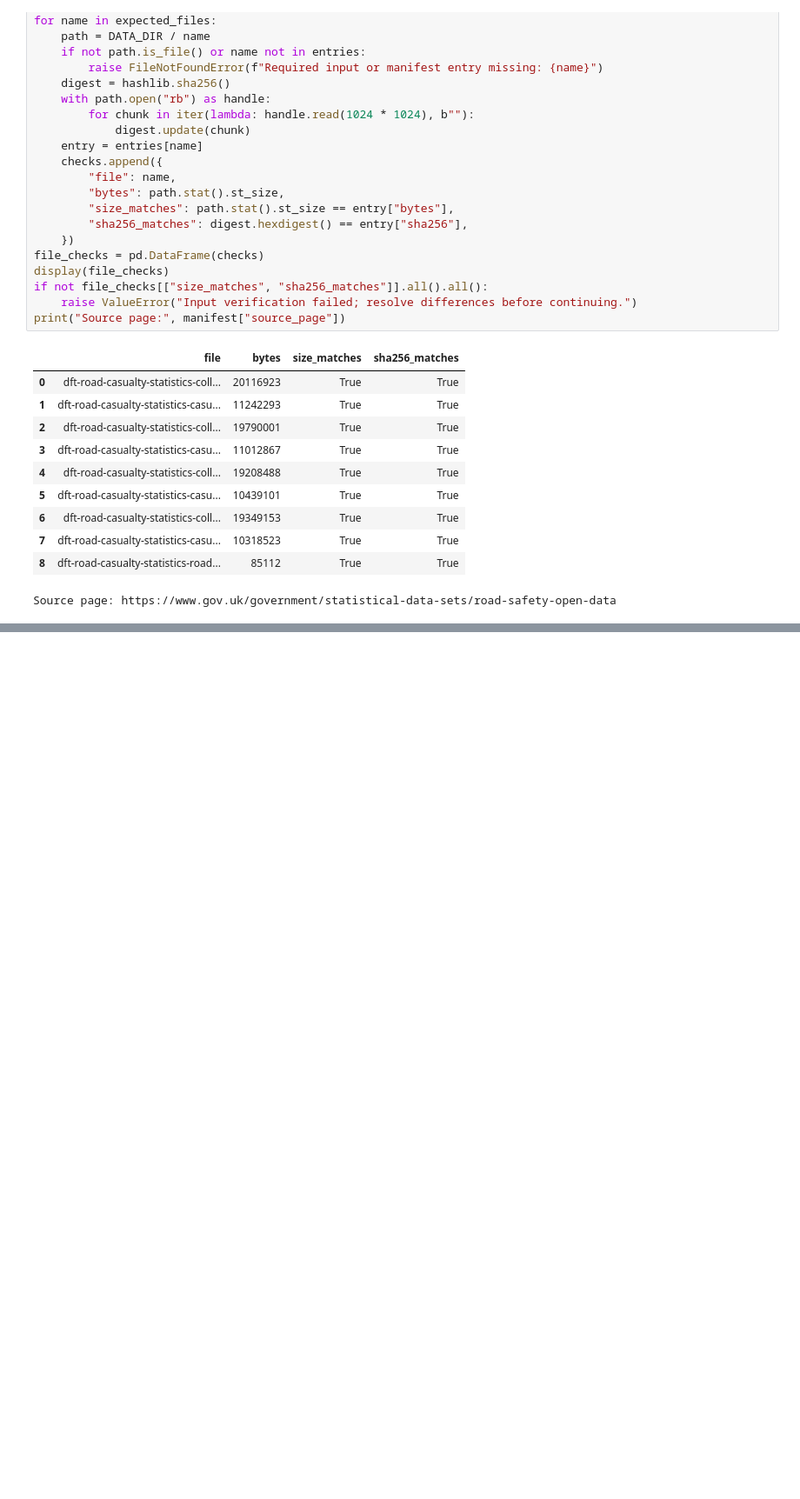
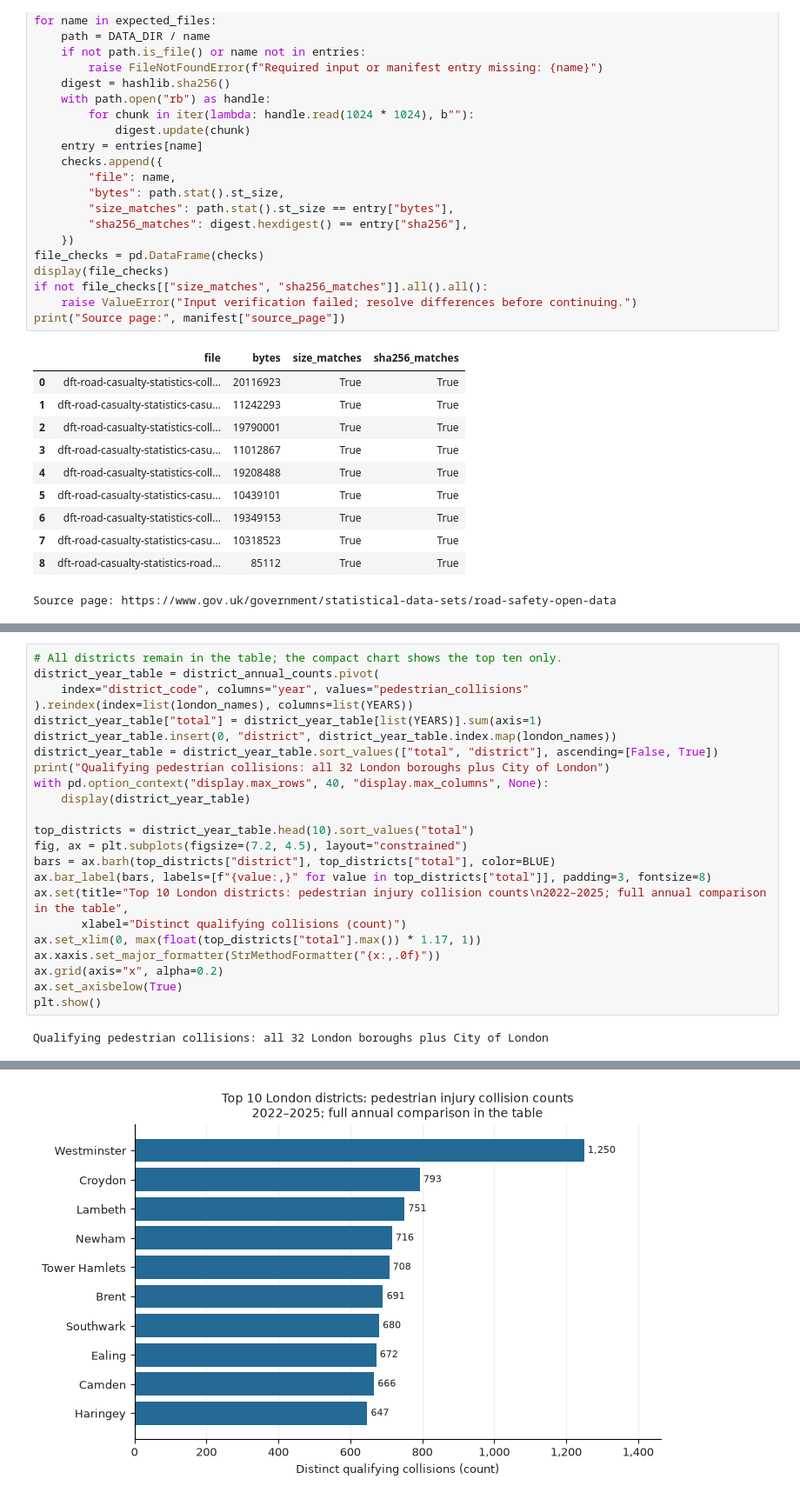
Before and after one commit to chathuranga-sudusinghe/london-pedestrian-collision-analysis, a Jupyter notebook: notebooks/01_data_inspection.ipynb, the cells around one changed output, grey strips where cells are left out. Shown at 87% size. Drawn from its saved outputs; the diff is of its cells as text; blank space fills up the shorter version.

```diff
--- a/notebooks/01_data_inspection.ipynb
+++ b/notebooks/01_data_inspection.ipynb
@@ -261,0 +643,25 @@ The annual header check in section 1.3 found matching columns within each file t
+# %%
+# All districts remain in the table; the compact chart shows the top ten only.
+district_year_table = district_annual_counts.pivot(
+    index="district_code", columns="year", values="pedestrian_collisions"
+).reindex(index=list(london_names), columns=list(YEARS))
+district_year_table["total"] = district_year_table[list(YEARS)].sum(axis=1)
+district_year_table.insert(0, "district", district_year_table.index.map(london_names))
+district_year_table = district_year_table.sort_values(["total", "district"], ascending=[False, True])
+print("Qualifying pedestrian collisions: all 32 London boroughs plus City of London")
+with pd.option_context("display.max_rows", 40, "display.max_columns", None):
+    display(district_year_table)
+
+top_districts = district_year_table.head(10).sort_values("total")
+fig, ax = plt.subplots(figsize=(7.2, 4.5), layout="constrained")
+bars = ax.barh(top_districts["district"], top_districts["total"], color=BLUE)
+ax.bar_label(bars, labels=[f"{value:,}" for value in top_districts["total"]], padding=3, fontsize=8)
+ax.set(title="Top 10 London districts: pedestrian injury collision counts\n2022–2025; full annual comparison in the table",
+       xlabel="Distinct qualifying collisions (count)")
+ax.set_xlim(0, max(float(top_districts["total"].max()) * 1.17, 1))
+ax.xaxis.set_major_formatter(StrMethodFormatter("{x:,.0f}"))
+ax.grid(axis="x", alpha=0.2)
+ax.set_axisbelow(True)
+plt.show()
+# %% [output]
+Qualifying pedestrian collisions: all 32 London boroughs plus City of London
@@ -261,0 +686 @@ The annual header check in section 1.3 found matching columns within each file t
+[figure, added]
```
Also changed, not shown: parts of 23 cells of this notebook, 3 other files.
